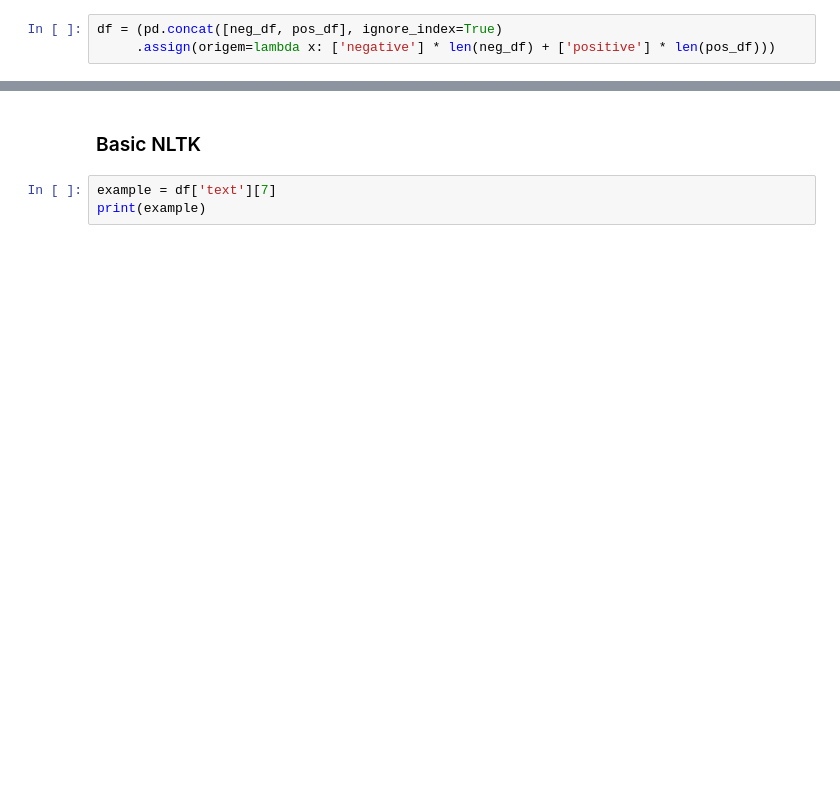
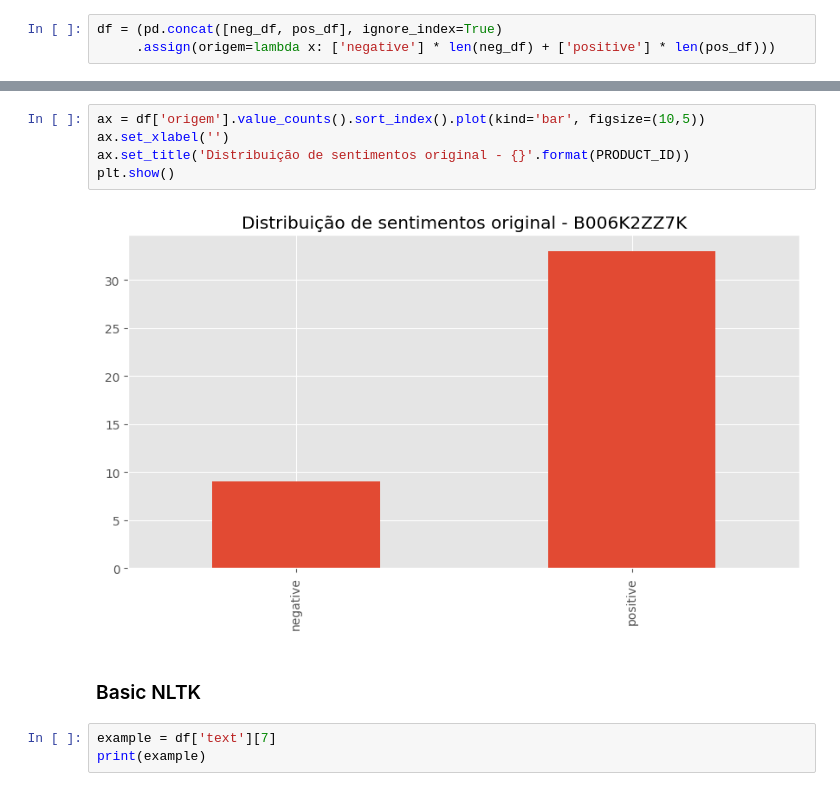
Before and after one commit to mariabandeira/Projeto_Final_IIA, a Jupyter notebook: SentimentAnalysis.ipynb, the cells around one changed output, grey strips where cells are left out. Drawn from its saved outputs; the diff is of its cells as text; blank space fills up the shorter version.

```diff
--- a/SentimentAnalysis.ipynb
+++ b/SentimentAnalysis.ipynb
@@ -128,3 +144,10 @@ plt.show()
+# %%
+ax = df['origem'].value_counts().sort_index().plot(kind='bar', figsize=(10,5))
+ax.set_xlabel('')
+ax.set_title('Distribuição de sentimentos original - {}'.format(PRODUCT_ID))
+plt.show()
+# %% [output]
+[figure, added]
 # %% [markdown]
 ### Basic NLTK
 # %%
```
Also changed, not shown: parts of 19 cells of this notebook.
